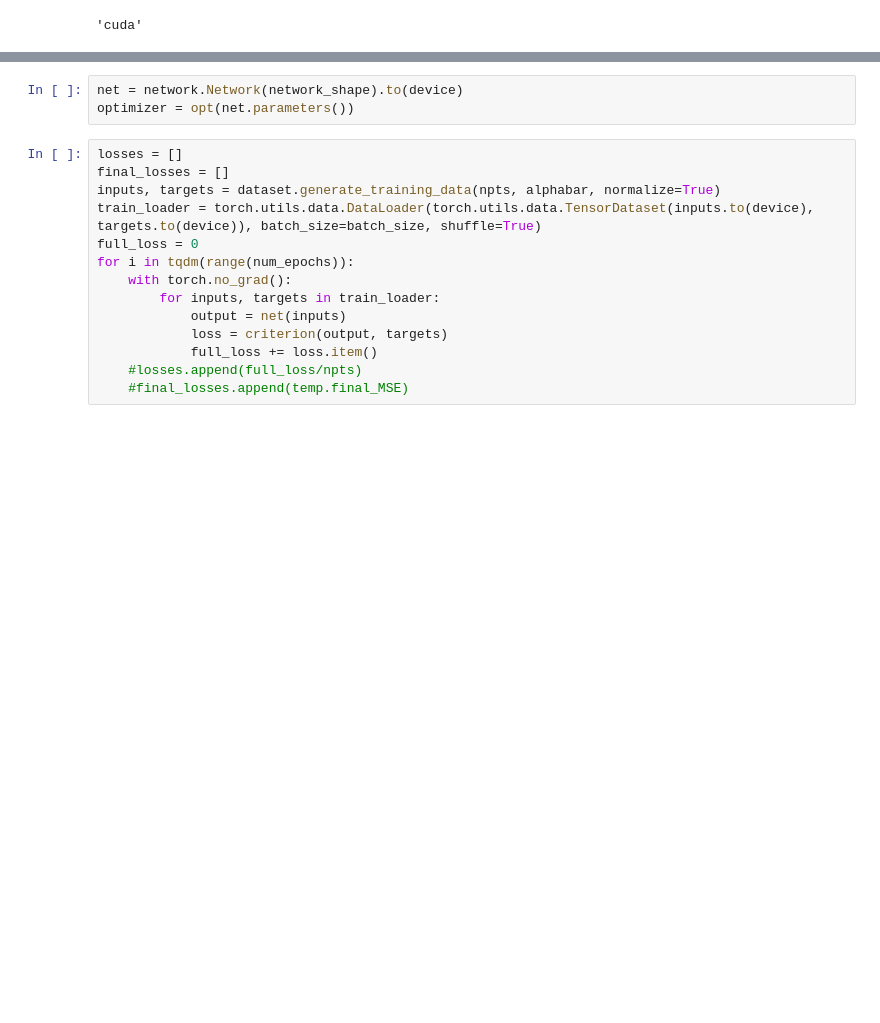
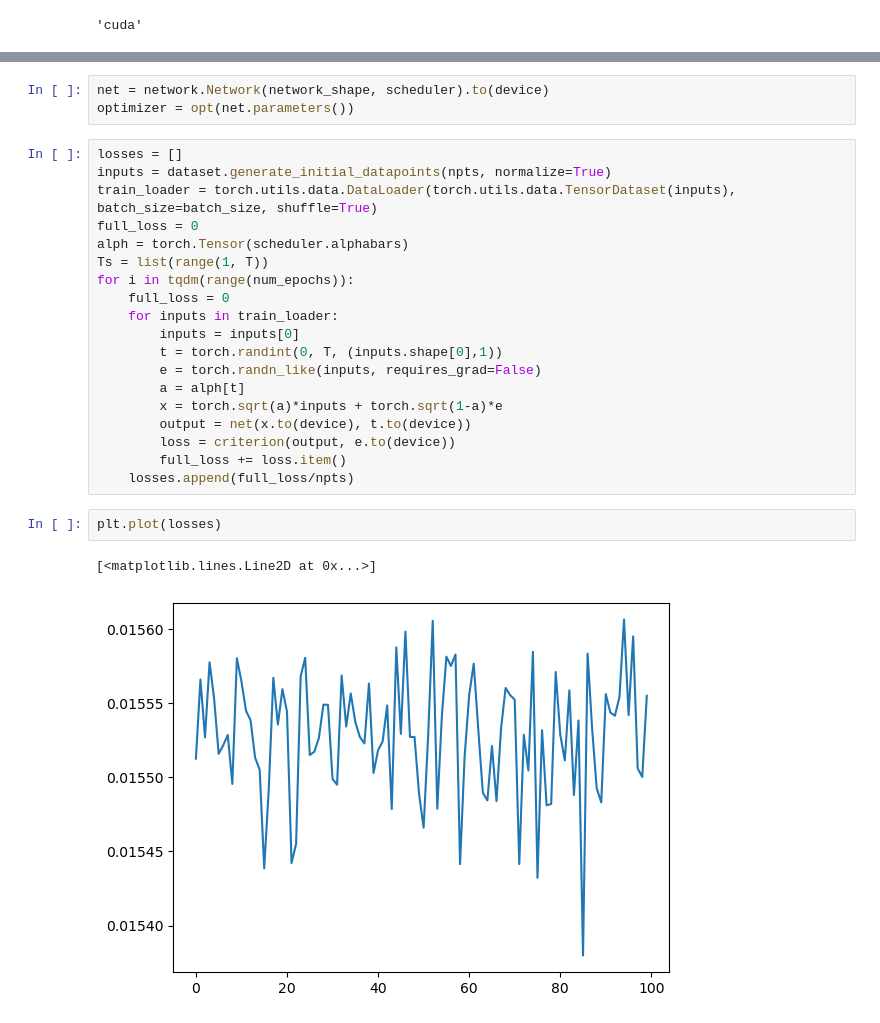
Before and after one commit to bsattelb/TAG-DS-2D-diffusion, a Jupyter notebook: Nonlinearities.ipynb, the cells around one changed output, grey strips where cells are left out. Cells and saved outputs as stored; diff of their text form; blank space fills up the shorter version.

```diff
--- a/Nonlinearities.ipynb
+++ b/Nonlinearities.ipynb
@@ -65,20 +70,30 @@ if not os.path.isdir(epochs_path):
 if not os.path.isdir('checkpoints'):
     os.mkdir('checkpoints')
 # %%
-net = network.Network(network_shape).to(device)
+net = network.Network(network_shape, scheduler).to(device)
 optimizer = opt(net.parameters())
 # %%
 losses = []
-final_losses = []
-inputs, targets = dataset.generate_training_data(npts, alphabar, normalize=True)
-train_loader = torch.utils.data.DataLoader(torch.utils.data.TensorDataset(inputs.to(device), targets.to(device)), batch_size=batch_size, shuffle=True)
+inputs = dataset.generate_initial_datapoints(npts, normalize=True)
+train_loader = torch.utils.data.DataLoader(torch.utils.data.TensorDataset(inputs), batch_size=batch_size, shuffle=True)
 full_loss = 0
+alph = torch.Tensor(scheduler.alphabars)
+Ts = list(range(1, T))
 for i in tqdm(range(num_epochs)):
-    with torch.no_grad():
-        for inputs, targets in train_loader:
-            output = net(inputs)
-            loss = criterion(output, targets)
-            full_loss += loss.item()
-    #losses.append(full_loss/npts)
-    #final_losses.append(temp.final_MSE)
+    full_loss = 0
+    for inputs in train_loader:
+        inputs = inputs[0]
+        t = torch.randint(0, T, (inputs.shape[0],1))
+        e = torch.randn_like(inputs, requires_grad=False)
+        a = alph[t]
+        x = torch.sqrt(a)*inputs + torch.sqrt(1-a)*e
+        output = net(x.to(device), t.to(device))
+        loss = criterion(output, e.to(device))
+        full_loss += loss.item()
+    losses.append(full_loss/npts)
+# %%
+plt.plot(losses)
+# %% [output]
+[<matplotlib.lines.Line2D at 0x...>]
+[figure, added]
 # %%
```
Also changed, not shown: parts of 5 cells of this notebook, 3 other files.
